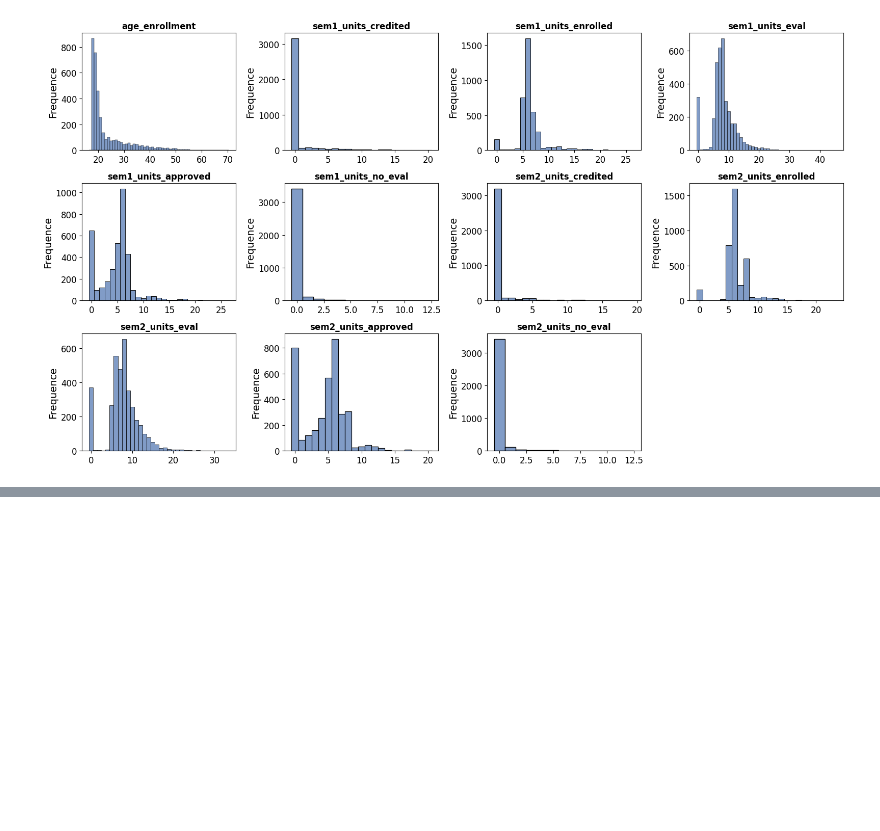
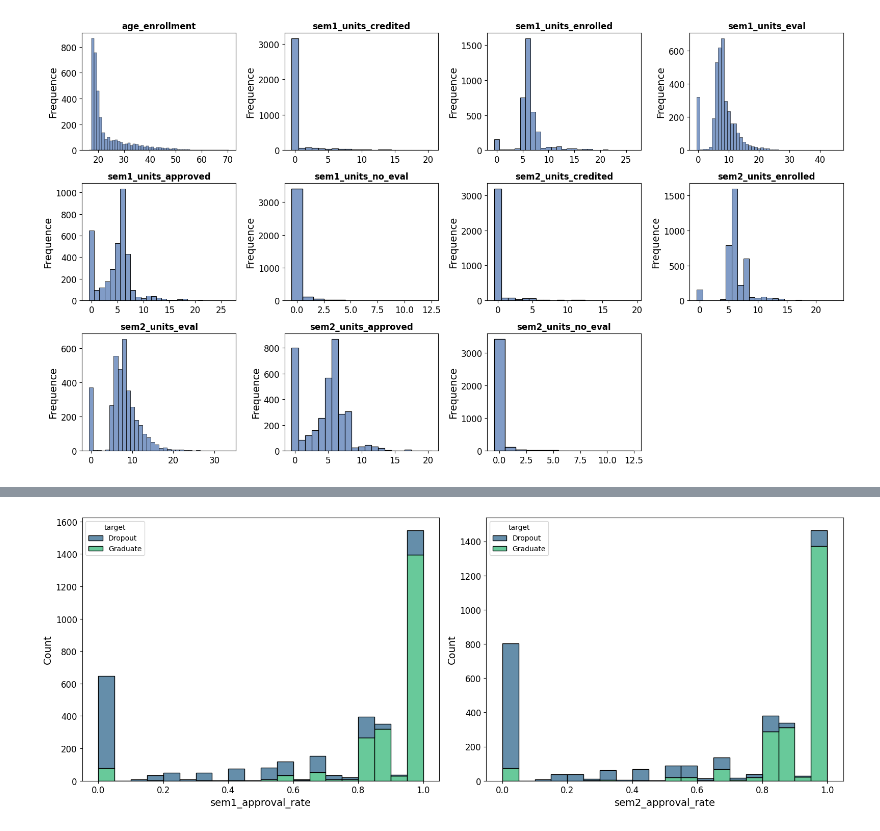
Before and after one commit to MatteoCorsi-git/Master-Data-Science-Statistical-Learning---UNIFI-IMT-Lucca---2024-25, a Jupyter notebook: hands_on_lab (Python)/bozza_hands_on_python_ML_project.ipynb, the cells around one changed output, grey strips where cells are left out. Drawn from its saved outputs; the diff is of its cells as text; code cells hidden in the pictures; blank space fills up the shorter version.

```diff
--- a/hands_on_lab (Python)/bozza_hands_on_python_ML_project.ipynb
+++ b/hands_on_lab (Python)/bozza_hands_on_python_ML_project.ipynb
@@ -345,0 +373,25 @@ plt.show()
+# %%
+# We create two new variables called "sem1_approval_rate" and "sem2_approval_rate"
+df["sem1_approval_rate"] = df["sem1_units_approved"] / df["sem1_units_enrolled" ]
+df["sem2_approval_rate"] = df["sem2_units_approved"] / df["sem2_units_enrolled" ]
+
+# Remove eventual NaN
+df["sem1_approval_rate"] = df["sem1_approval_rate"].fillna(0)
+df["sem2_approval_rate"] = df["sem2_approval_rate"].fillna(0)
+
+# Remove eventual inf
+df.replace([np.inf, -np.inf], 0, inplace=True)
+
+# let's plot it
+fig, axes = plt.subplots(1, 2, figsize=(16, 6))
+
+# Sem 1
+sns.histplot(data=df, x="sem1_approval_rate", hue="target", multiple="stack", bins=20, palette="viridis", ax=axes[0])
+
+# Sem 2
+sns.histplot(data=df, x="sem2_approval_rate", hue="target", multiple="stack", bins=20, palette="viridis", ax=axes[1])
+
+plt.tight_layout()
+plt.show()
+# %% [output]
+[figure, added]
```
Also changed, not shown: parts of 4 cells of this notebook.
